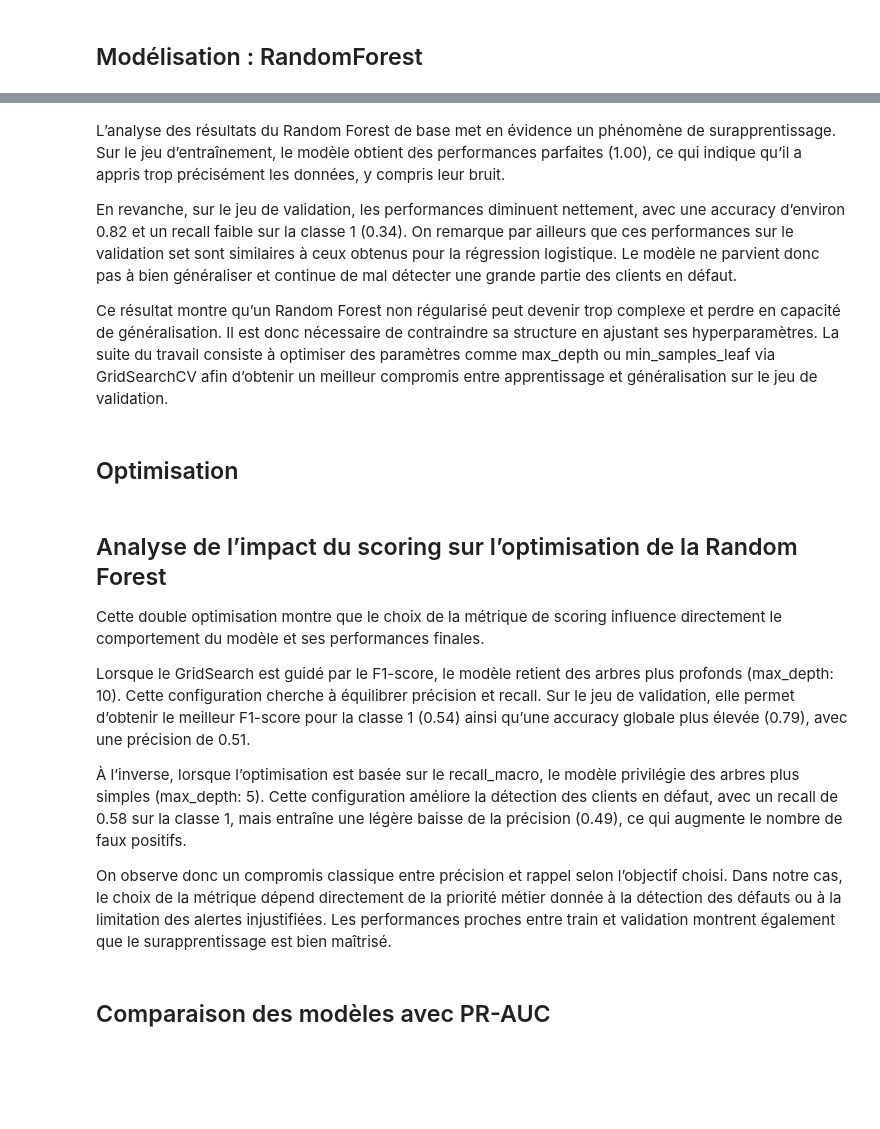
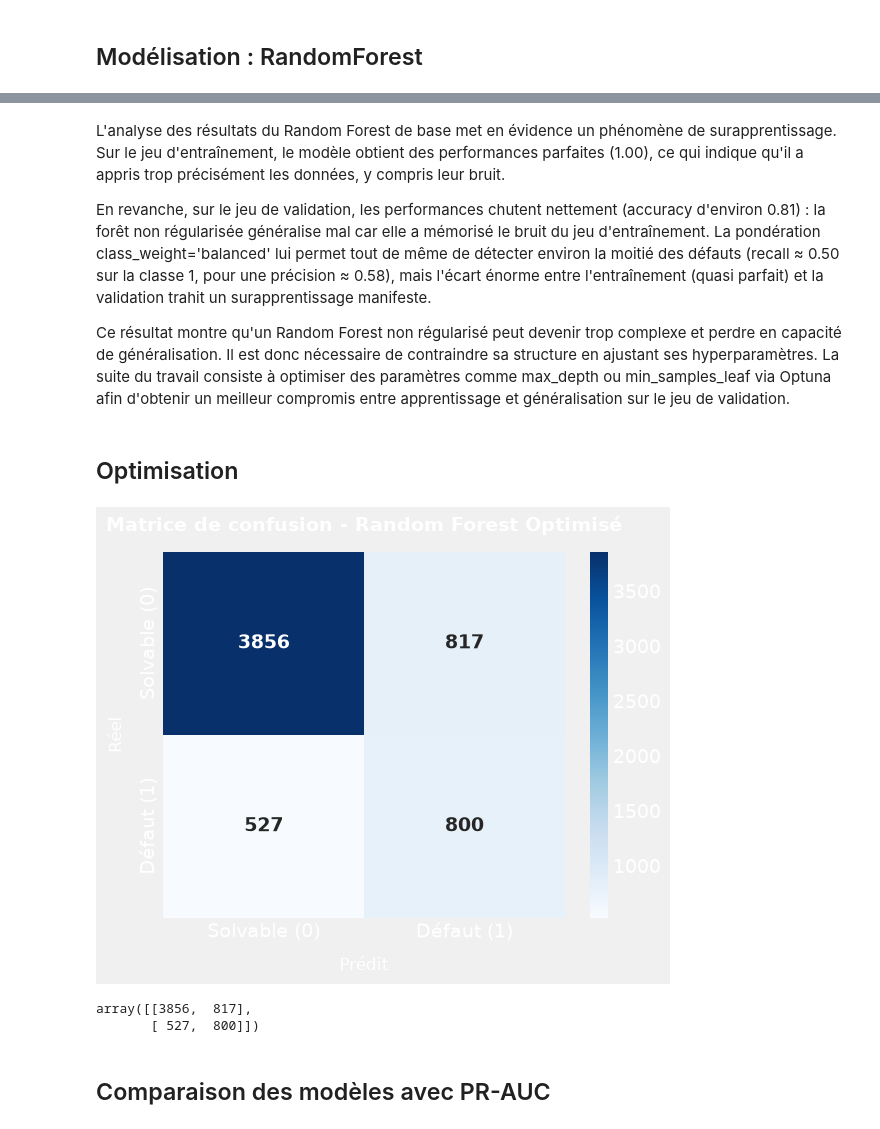
Before and after one commit to NdeyeAminataAida/Projet-AI28, a Jupyter notebook: notebook/project_credit_default.ipynb, the cells around one changed output, grey strips where cells are left out. Drawn from its saved outputs; the diff is of its cells as text; code cells hidden in the pictures; blank space fills up the shorter version.

```diff
--- a/notebook/project_credit_default.ipynb
+++ b/notebook/project_credit_default.ipynb
@@ -633,58 +733,20 @@ ev.plot_confusion_matrix(model_rf, X_val, y_val, title="Matrice de confusion - R
 # %% [markdown]
-L’analyse des résultats du Random Forest de base met en évidence un phénomène de surapprentissage. Sur le jeu d’entraînement, le modèle obtient des performances parfaites (1.00), ce qui indique qu’il a appris trop précisément les données, y compris leur bruit.
+L'analyse des résultats du Random Forest de base met en évidence un phénomène de surapprentissage. Sur le jeu d'entraînement, le modèle obtient des performances parfaites (1.00), ce qui indique qu'il a appris trop précisément les données, y compris leur bruit.
 
-En revanche, sur le jeu de validation, les performances diminuent nettement, avec une accuracy d’environ 0.82 et un recall faible sur la classe 1 (0.34). On remarque par ailleurs que ces performances sur le validation set sont similaires à ceux obtenus pour la régression logistique. Le modèle ne parvient donc pas à bien généraliser et continue de mal détecter une grande partie des clients en défaut.
+En revanche, sur le jeu de validation, les performances chutent nettement (accuracy d'environ 0.81) : la forêt non régularisée généralise mal car elle a mémorisé le bruit du jeu d'entraînement. La pondération class_weight='balanced' lui permet tout de même de détecter environ la moitié des défauts (recall ≈ 0.50 sur la classe 1, pour une précision ≈ 0.58), mais l'écart énorme entre l'entraînement (quasi parfait) et la validation trahit un surapprentissage manifeste.
 
-Ce résultat montre qu’un Random Forest non régularisé peut devenir trop complexe et perdre en capacité de généralisation. Il est donc nécessaire de contraindre sa structure en ajustant ses hyperparamètres. La suite du travail consiste à optimiser des paramètres comme max_depth ou min_samples_leaf via GridSearchCV afin d’obtenir un meilleur compromis entre apprentissage et généralisation sur le jeu de validation.
+Ce résultat montre qu'un Random Forest non régularisé peut devenir trop complexe et perdre en capacité de généralisation. Il est donc nécessaire de contraindre sa structure en ajustant ses hyperparamètres. La suite du travail consiste à optimiser des paramètres comme max_depth ou min_samples_leaf via Optuna afin d'obtenir un meilleur compromis entre apprentissage et généralisation sur le jeu de validation.
 # %% [markdown]
 ## Optimisation
-# %%
-# On instancie la pipeline du Random Forest équilibré
-pipeline_rf_base = md.build_random_forest_model(class_weight='balanced')
-
-# Définition de la grille de paramètres à tester pour limiter la croissance
-# On utilise le préfixe 'randomforestclassifier__' lié à la pipeline
-param_grid_rf = {
-    'randomforestclassifier__n_estimators': [50, 100, 150],
-    'randomforestclassifier__max_depth': [3, 5, 7, 10],
-    'randomforestclassifier__min_samples_leaf': [2, 5, 10]
-}
-
-# Configuration de la recherche (optimisation basée sur le F1-score)
-grid_search_rf = GridSearchCV(
-    estimator=pipeline_rf_base,
-    param_grid=param_grid_rf,
-    scoring='f1',
-    cv=5,
-    n_jobs=-1
-)
-
-# Exécution de la recherche sur le train set
-print("Optimisation de la Forêt Aléatoire en cours...")
-grid_search_rf.fit(X_train, y_train)
-
-# Affichage des paramètres optimaux
-print("\n--- Résultats de l'optimisation ---")
-print("Meilleurs paramètres trouvés :", grid_search_rf.best_params_)
-print(f"Meilleur score F1 en cross-validation : {grid_search_rf.best_score_:.3f}")
-
-# Évaluation du modèle régularisé sur l'ensemble de validation
-best_pipeline_rf = grid_search_rf.best_estimator_
-best_pipeline_rf = ev.train_and_evaluate(best_pipeline_rf, X_train, y_train, X_val, y_val)
 # %%
+best_pipeline_rf = fitted_models["Random Forest"]  # pipeline RF optimisée par Optuna (issue du panel)
 # Matrice de confusion du modèle optimisé de Random Forest
 y_pred_val_rf_opt = best_pipeline_rf.predict(X_val)
 ev.plot_confusion_matrix(best_pipeline_rf, X_val, y_val, title="Matrice de confusion - Random Forest Optimisé")
+# %% [output]
+[figure, added]
+array([[3856,  817],
+       [ 527,  800]])
-# %% [markdown]
-## Analyse de l’impact du scoring sur l’optimisation de la Random Forest
-
-Cette double optimisation montre que le choix de la métrique de scoring influence directement le comportement du modèle et ses performances finales.
-
-Lorsque le GridSearch est guidé par le F1-score, le modèle retient des arbres plus profonds (max_depth: 10). Cette configuration cherche à équilibrer précision et recall. Sur le jeu de validation, elle permet d’obtenir le meilleur F1-score pour la classe 1 (0.54) ainsi qu’une accuracy globale plus élevée (0.79), avec une précision de 0.51.
-
-À l’inverse, lorsque l’optimisation est basée sur le recall_macro, le modèle privilégie des arbres plus simples (max_depth: 5). Cette configuration améliore la détection des clients en défaut, avec un recall de 0.58 sur la classe 1, mais entraîne une légère baisse de la précision (0.49), ce qui augmente le nombre de faux positifs.
-
-On observe donc un compromis classique entre précision et rappel selon l’objectif choisi. Dans notre cas, le choix de la métrique dépend directement de la priorité métier donnée à la détection des défauts ou à la limitation des alertes injustifiées. Les performances proches entre train et validation montrent également que le surapprentissage est bien maîtrisé.
 # %% [markdown]
 ## Comparaison des modèles avec PR-AUC
 # %%
```
Also changed, not shown: parts of 47 cells of this notebook, 3 other files.
